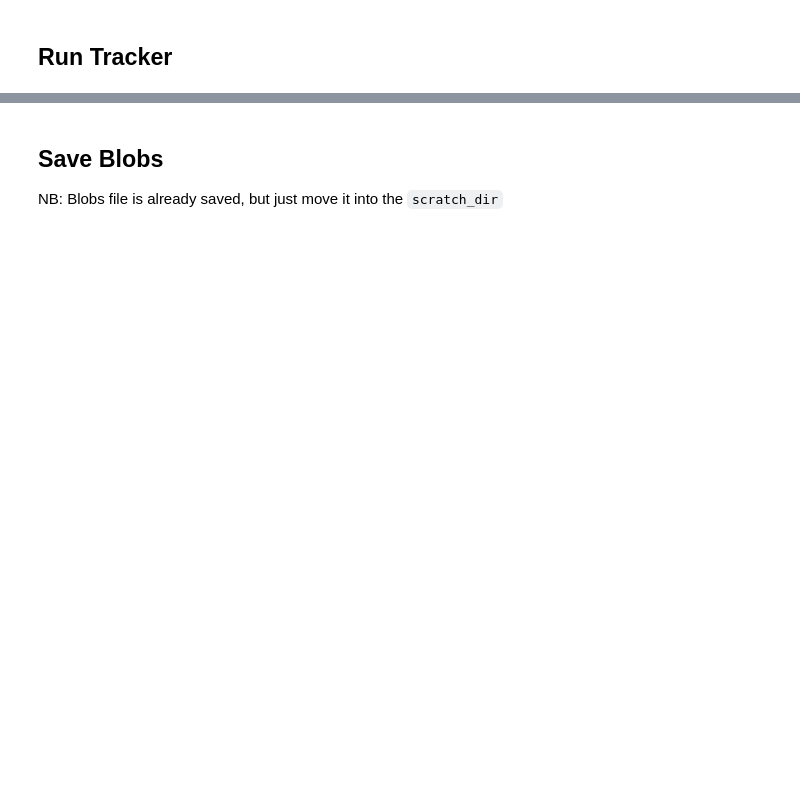
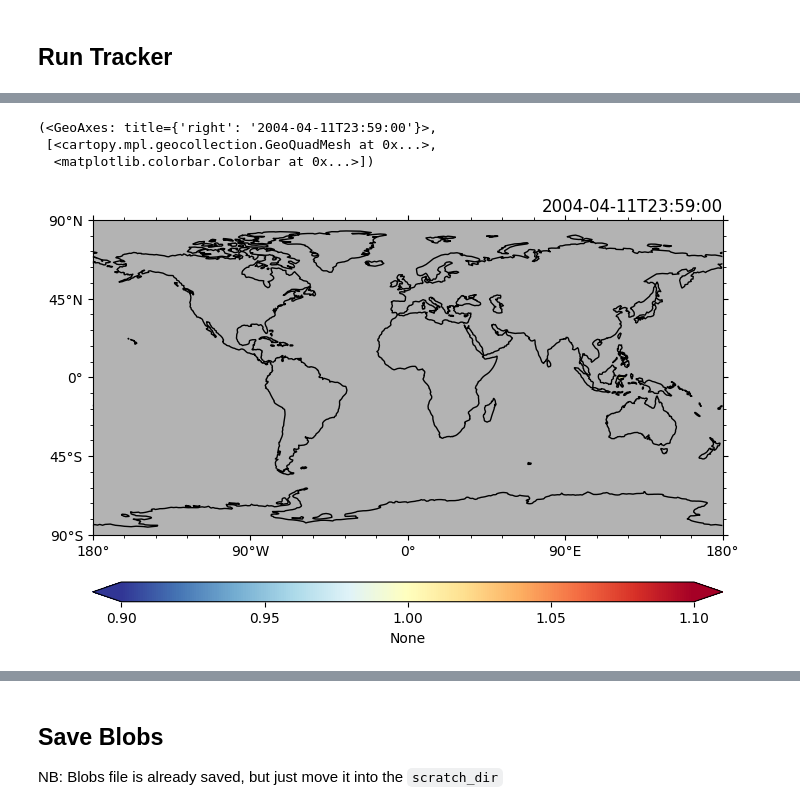
Before and after one commit to wienkers/ocetrac-unstruct, a Jupyter notebook: notebooks/02_track_unstruct.ipynb, the cells around one changed output, grey strips where cells are left out. Cells and saved outputs as stored; diff of their text form; code cells hidden in the pictures; blank space fills up the shorter version.

```diff
--- a/notebooks/02_track_unstruct.ipynb
+++ b/notebooks/02_track_unstruct.ipynb
@@ -83,0 +374,7 @@ blobs = tracker.track()
+# %%
+xr.where(relabeled_unique_plotting==875, 1.0, 0.0).isel(time=101).pyic.plot(fpath_tgrid=zarr_fpath_tgrid)
+# %% [output]
+(<GeoAxes: title={'right': '2004-04-11T23:59:00'}>,
+ [<cartopy.mpl.geocollection.GeoQuadMesh at 0x...>,
+  <matplotlib.colorbar.Colorbar at 0x...>])
+[figure, added]
```
Also changed, not shown: parts of 47 cells of this notebook, 5 other files.
